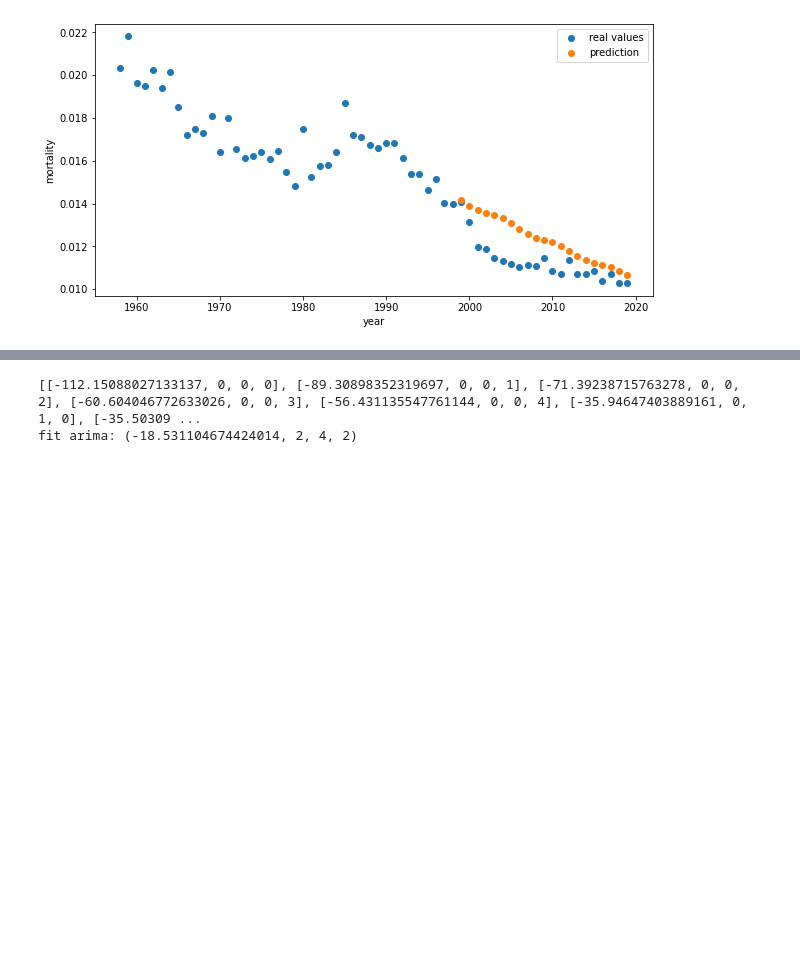
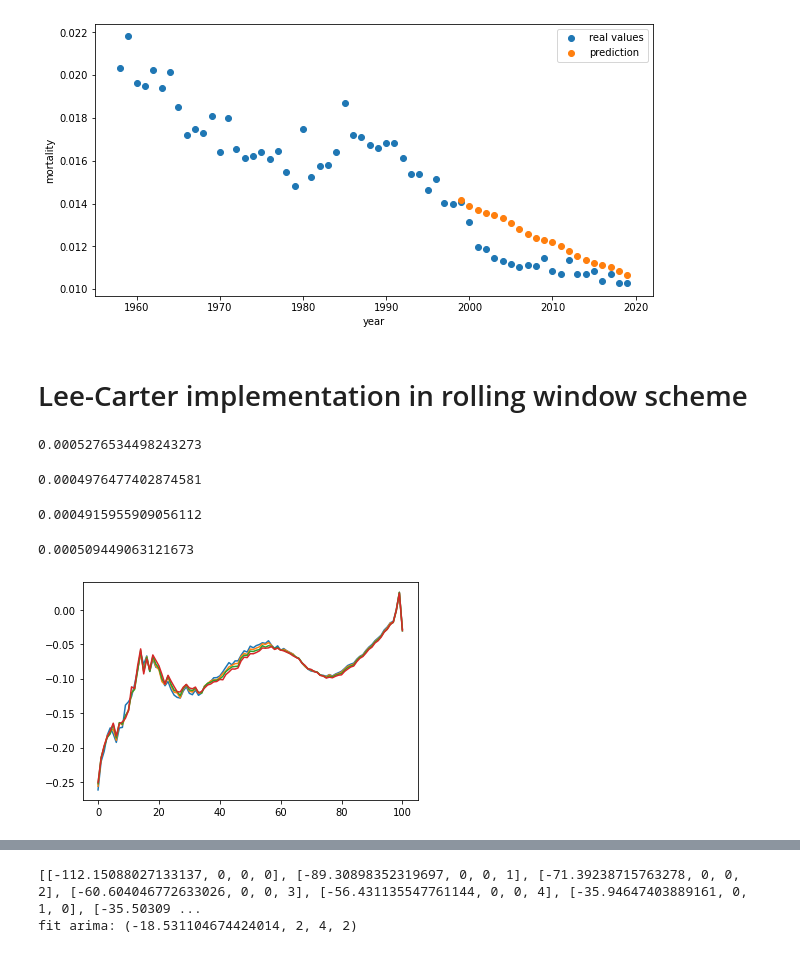
Before and after one commit to rogulforce/life_insurance_projekt, a Jupyter notebook: main_split_clean.ipynb, the cells around one changed output, grey strips where cells are left out. Cells and saved outputs as stored; diff of their text form; code cells hidden in the pictures; blank space fills up the shorter version.

```diff
--- a/main_split_clean.ipynb
+++ b/main_split_clean.ipynb
@@ -42,48 +51,35 @@ mortality
 # %%
-# split train test
 def fit_arima(matrix):
     d = []
     for a in range(5):
         for b in range(5):
             for c in range(5):
-                try:
-                    mod = ARIMA(matrix, order=(a,b,c))
-                    res = mod.fit()
-                    d.append([res.llf, a, b, c])
-                except ConvergenceWarning:
-                    pass
+                mod = ARIMA(matrix, order=(a,b,c))
+                res = mod.fit()
+                d.append([res.llf, a, b, c])
 
-    print(d)
     return max(d)
 
 
-def predict(matrix, column: str = 'Female_l', age = 65):
+def predict(matrix, column: str = 'Female_l', age = 65, steps=21):
     fm = matrix.pivot(index="Age", columns="Year", values=column)
     fm_train = fm.iloc[:,0:round(np.shape(fm)[1]*2/3)]
-    # fm_cross_val = fm.iloc[:,round(np.shape(fm)[1]*2/3):]
     fm = fm_train
     fm = fm.to_numpy()
     a_x = fm.mean(axis=1)
-    N = np.shape(fm)[0]
     T = np.shape(fm)[1]
     z_xt = fm - np.matlib.repmat(a_x, T, 1).T
     U, S, V = np.linalg.svd(z_xt, full_matrices=True)
-    bxkt = S[0] * np.dot(U[:, 0].reshape(N, 1), V[0, :].reshape(T, 1).T)
-
     b_x = U[:, 0]/U[:, 0].sum()
     k_t = V[0, :]*S[0]*U[:, 0].sum()
     a_x = a_x + k_t.sum()*b_x
     k_t = k_t - k_t.sum()
 
-    v, par1, par2, par3 = fit_arima(k_t)
-    print(f'fit arima: {v, par1,par2,par3}')
+    _, par1, par2, par3 = fit_arima(k_t)
     mod = ARIMA(k_t, order=(par1,par2,par3))
-    # mod = ARIMA(k_t, order=(4,1,3))
     res = mod.fit()
-    print(res.summary())
 
-    pred = res.forecast(steps=21)
-    print(pred)
+    pred = res.forecast(steps=steps)
     return np.exp(a_x[age] + b_x[age]*pred)
 # %%
 age = 65
@@ -136,3 +116,5 @@ plt.legend()
 plt.savefig('figure.svg')
 # %% [output]
 [figure]
+# %% [markdown]
+# Lee-Carter implementation in rolling window scheme
@@ -138,0 +166,8 @@ plt.savefig('figure.svg')
+# %%
+vals = rolling_window(mortality, column, 30, start_of_test = 58)
+# %% [output]
+0.0005276534498243273
+0.0004976477402874581
+0.0004915955909056112
+0.000509449063121673
+[figure, added]
```
Also changed, not shown: parts of 9 cells of this notebook, 6 other files.
